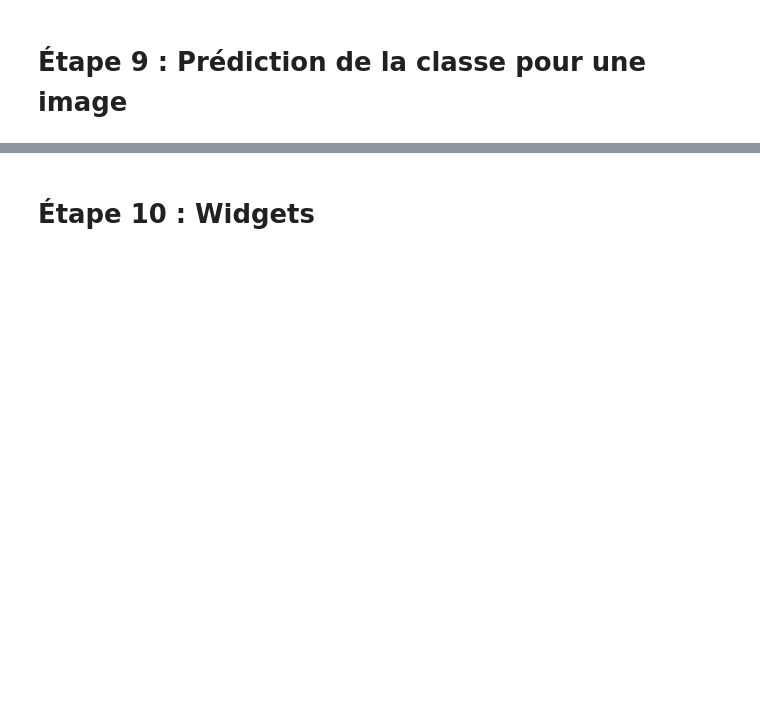
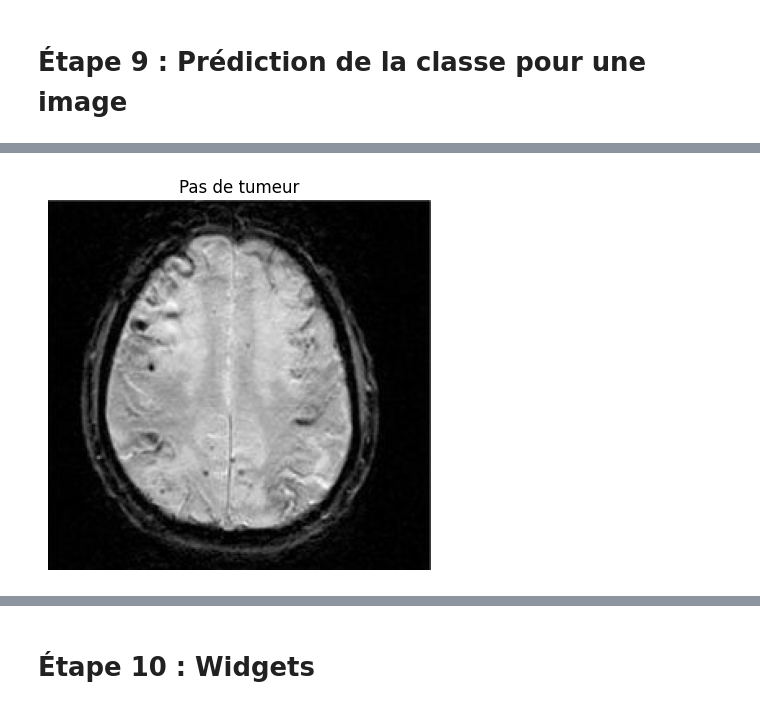
Before and after one commit to hiendinh2001/Brain_Tumors_Classification_project, a Jupyter notebook: projet_Brain_Tumors_Classification_DINH_KORENFELD.ipynb, the cells around one changed output, grey strips where cells are left out. Saved outputs shown, nothing was run; the diff lists cells and outputs as text; code cells hidden in the pictures; blank space fills up the shorter version.

```diff
--- a/projet_Brain_Tumors_Classification_DINH_KORENFELD.ipynb
+++ b/projet_Brain_Tumors_Classification_DINH_KORENFELD.ipynb
@@ -419,0 +430,4 @@ plt.show()
+# %%
+image_path = '/content/drive/MyDrive/Colab Notebooks/projet_Brain_Tumors_Classification/Testing/no_tumor/image(12).jpg'
+prediction_label = classify_brain_tumor(image_path, model)
+# %% [output]
@@ -419,0 +435 @@ plt.show()
+[figure, added]
```
Also changed, not shown: parts of 7 cells of this notebook.
